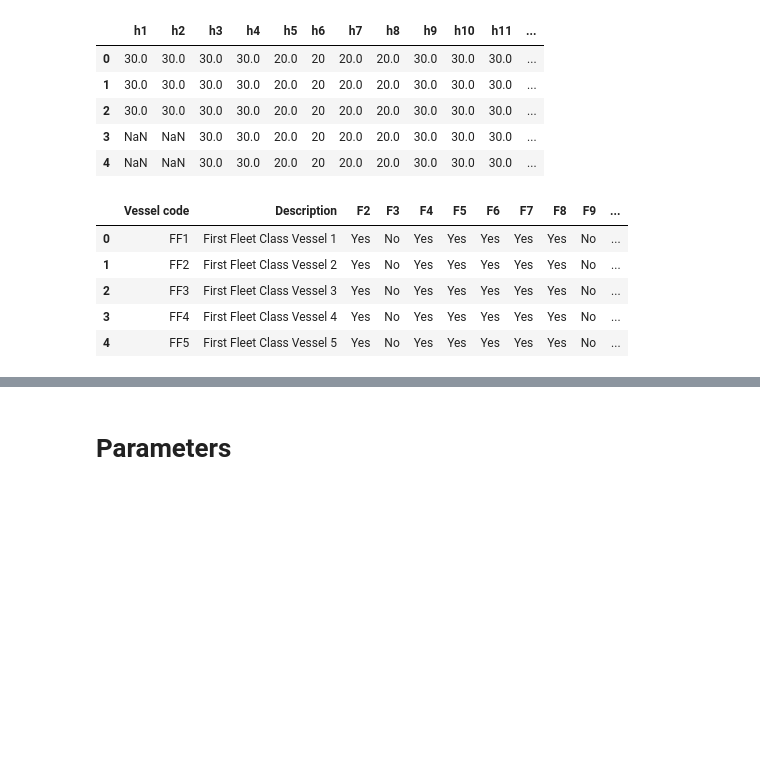
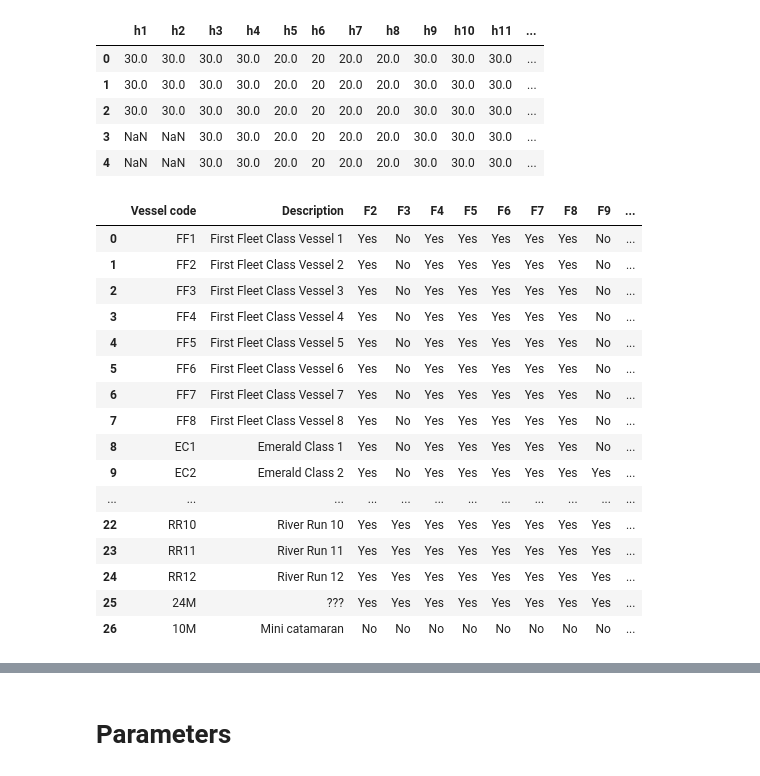
Before and after one commit to ricardo3709/FerryILP, a Jupyter notebook: load_ferry_data.ipynb, the cells around one changed output, grey strips where cells are left out. Drawn from its saved outputs; the diff is of its cells as text; code cells hidden in the pictures; blank space fills up the shorter version.

```diff
--- a/load_ferry_data.ipynb
+++ b/load_ferry_data.ipynb
@@ -84,14 +95,25 @@ headway_df.head()
 # %%
 # vessels.
 vessel_df = pd.read_csv('Inputs/vessel_info.csv')
-vessel_df.head()
+vessel_df
 # %% [output]
 |  | Vessel code | Description | F2 | F3 | F4 | F5 | F6 | F7 | F8 | F9 | ... |
 | 0 | FF1 | First Fleet Class Vessel 1 | Yes | No | Yes | Yes | Yes | Yes | Yes | No | ... |
 | 1 | FF2 | First Fleet Class Vessel 2 | Yes | No | Yes | Yes | Yes | Yes | Yes | No | ... |
 | 2 | FF3 | First Fleet Class Vessel 3 | Yes | No | Yes | Yes | Yes | Yes | Yes | No | ... |
 | 3 | FF4 | First Fleet Class Vessel 4 | Yes | No | Yes | Yes | Yes | Yes | Yes | No | ... |
 | 4 | FF5 | First Fleet Class Vessel 5 | Yes | No | Yes | Yes | Yes | Yes | Yes | No | ... |
+| 5 | FF6 | First Fleet Class Vessel 6 | Yes | No | Yes | Yes | Yes | Yes | Yes | No | ... |
+| 6 | FF7 | First Fleet Class Vessel 7 | Yes | No | Yes | Yes | Yes | Yes | Yes | No | ... |
+| 7 | FF8 | First Fleet Class Vessel 8 | Yes | No | Yes | Yes | Yes | Yes | Yes | No | ... |
+| 8 | EC1 | Emerald Class 1 | Yes | No | Yes | Yes | Yes | Yes | Yes | No | ... |
+| 9 | EC2 | Emerald Class 2 | Yes | No | Yes | Yes | Yes | Yes | Yes | Yes | ... |
+| ... | ... | ... | ... | ... | ... | ... | ... | ... | ... | ... | ... |
+| 22 | RR10 | River Run 10 | Yes | Yes | Yes | Yes | Yes | Yes | Yes | Yes | ... |
+| 23 | RR11 | River Run 11 | Yes | Yes | Yes | Yes | Yes | Yes | Yes | Yes | ... |
+| 24 | RR12 | River Run 12 | Yes | Yes | Yes | Yes | Yes | Yes | Yes | Yes | ... |
+| 25 | 24M | ??? | Yes | Yes | Yes | Yes | Yes | Yes | Yes | Yes | ... |
+| 26 | 10M | Mini catamaran | No | No | No | No | No | No | No | No | ... |
 # %%
 # charging berths dataframe
 charging_berth = pd.read_csv('Inputs/charging_berths.csv')
```
Also changed, not shown: parts of 12 cells of this notebook.
